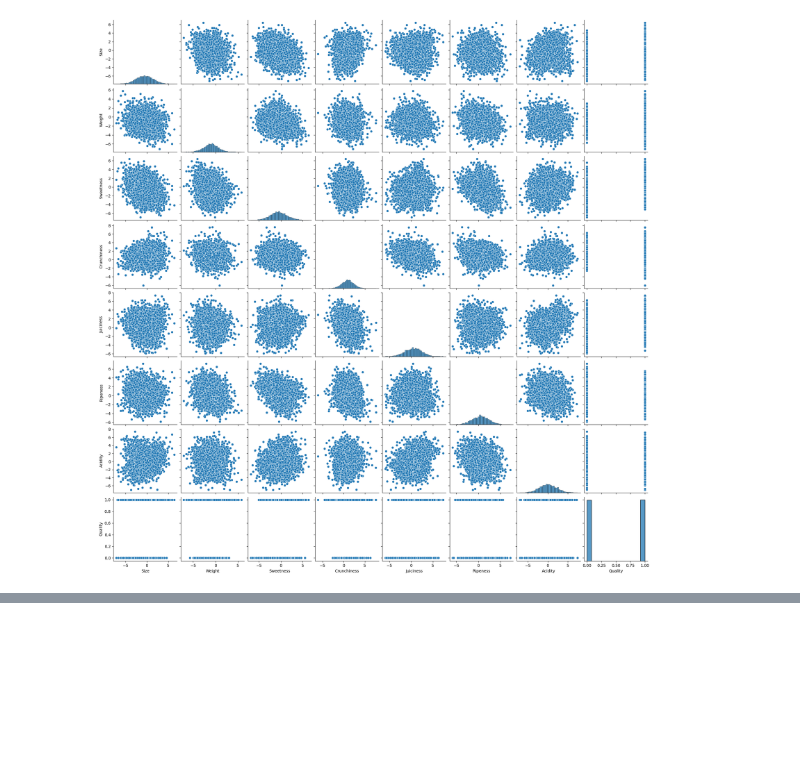
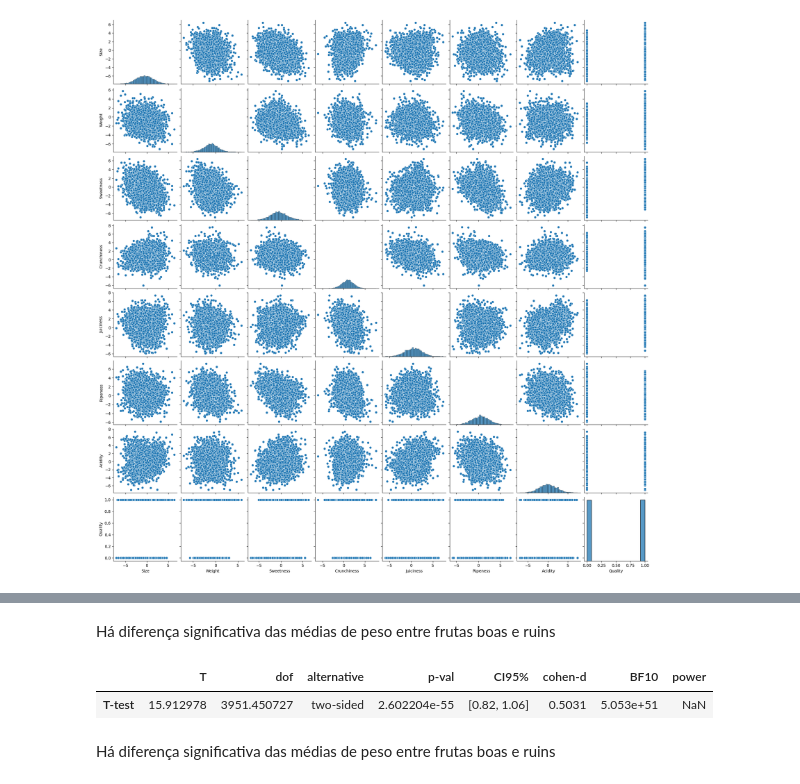
Before and after one commit to Diegopbetti/classificacao_regressao_logica, a Jupyter notebook: classificacao_qualidade_frutas.ipynb, the cells around one changed output, grey strips where cells are left out. Cells and saved outputs as stored; diff of their text form; code cells hidden in the pictures; blank space fills up the shorter version.

```diff
--- a/classificacao_qualidade_frutas.ipynb
+++ b/classificacao_qualidade_frutas.ipynb
@@ -76,0 +97,11 @@ px.box(df_frutas, x='Quality', y='Size', color='Quality')
+# %% [markdown]
+Há diferença significativa das médias de peso entre frutas boas e ruins
+# %%
+grupo_good_size = df_frutas[df_frutas['Quality'] == 1]['Size']
+grupo_bad_size = df_frutas[df_frutas['Quality'] == 0]['Size']
+ttest(x=grupo_good_size, y=grupo_bad_size, paired=False)
+# %% [output]
+|  | T | dof | alternative | p-val | CI95% | cohen-d | BF10 | power |
+| T-test | 15.912978 | 3951.450727 | two-sided | 2.602204e-55 | [0.82, 1.06] | 0.5031 | 5.053e+51 | NaN |
+# %% [markdown]
+Há diferença significativa das médias de peso entre frutas boas e ruins
```
Also changed, not shown: parts of 3 cells of this notebook.
